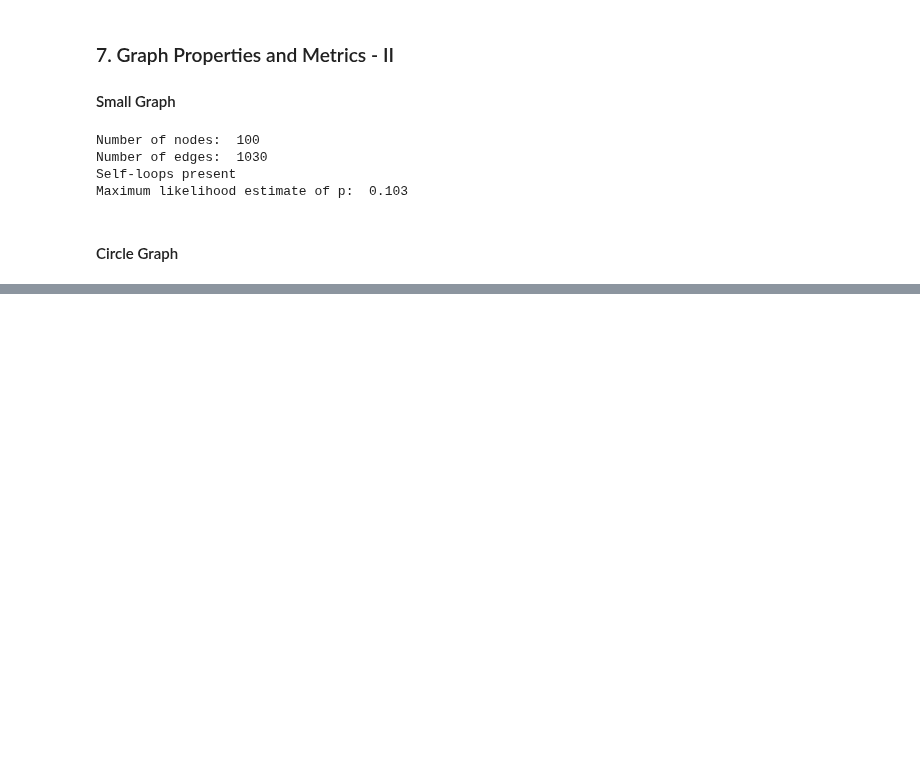
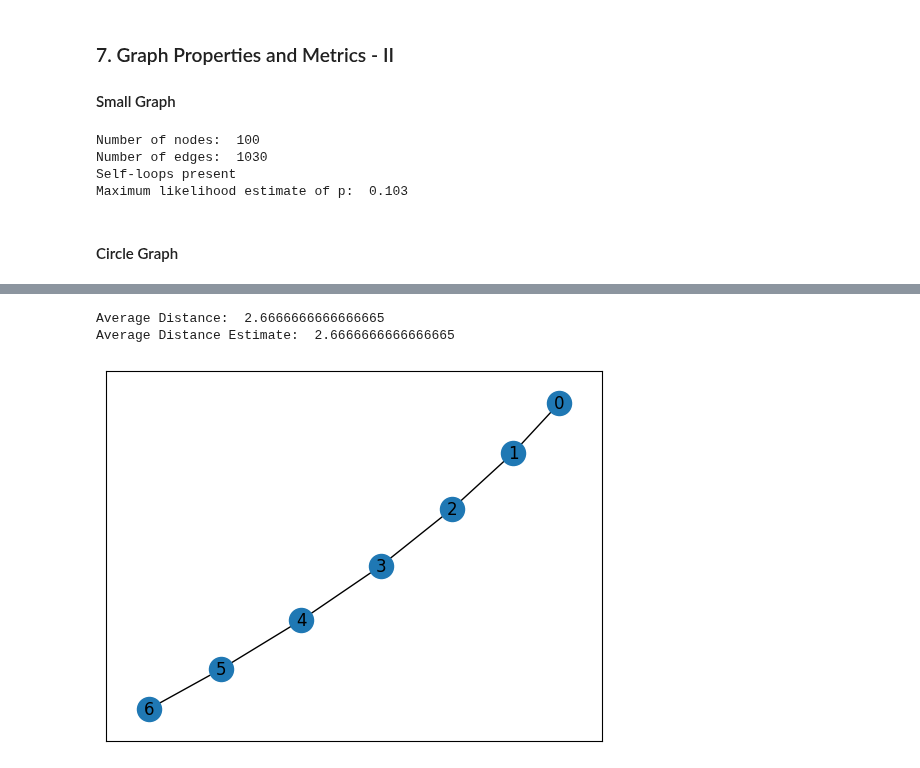
Before and after one commit to eddysanoli-galileo/Data-Analysis-Statistical-Modeling-and-Computation-in-Applications, a Jupyter notebook: Module 3 - Network Analysis/Lecture 1.ipynb, the cells around one changed output, grey strips where cells are left out. Cells and saved outputs as stored; diff of their text form; code cells hidden in the pictures; blank space fills up the shorter version.

```diff
--- a/Module 3 - Network Analysis/Lecture 1.ipynb
+++ b/Module 3 - Network Analysis/Lecture 1.ipynb
@@ -353,0 +362,31 @@ Edge density:  0.16666666666666666
+# %%
+# Set the number of nodes
+n = 7
+
+# Build a graph that consists of a straight line of interconnected nodes (n = 5)
+G = nx.path_graph(n)
+
+# Compute the distance from each node to every other node
+distance_matrix = nx.floyd_warshall_numpy(G)
+
+# Get the top half of the matrix (excluding the diagonal)
+distances = np.triu(distance_matrix, k=1)
+
+# Add up all of the distances
+distance_sum = np.sum(distances)
+
+# Get the total number of combinations given the number of nodes
+combinations = np.math.factorial(n) / (np.math.factorial(2) * np.math.factorial(n - 2))
+
+# Calculate the average distance
+average_distance = distance_sum / combinations
+print("Average Distance: ", average_distance)
+print("Average Distance Estimate: ", (n+1)/3)
+
+# Plot the graph
+nx.draw_networkx(G, arrows=True, with_labels=True)
+plt.show()
+# %% [output]
+Average Distance:  2.6666666666666665
+Average Distance Estimate:  2.6666666666666665
+[figure, added]
```
Also changed, not shown: parts of 6 cells of this notebook, 4 other files.
